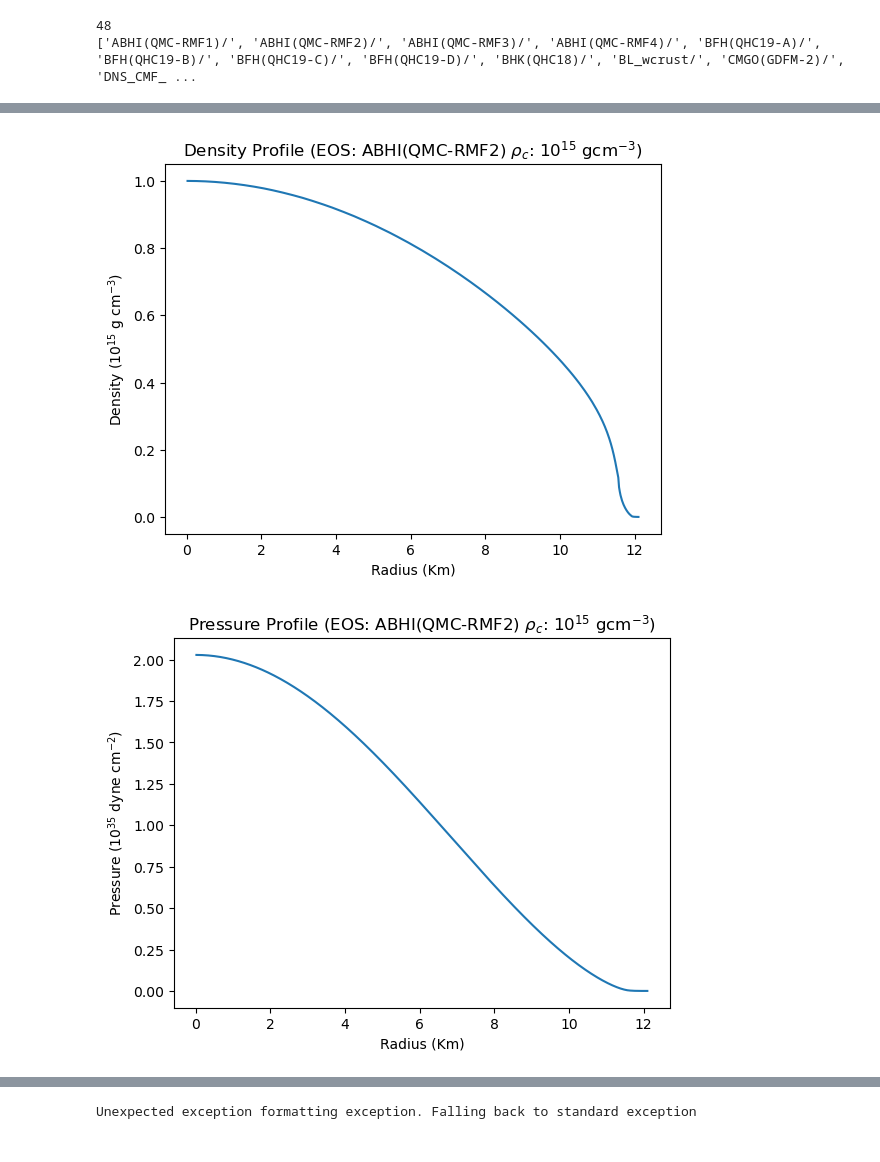
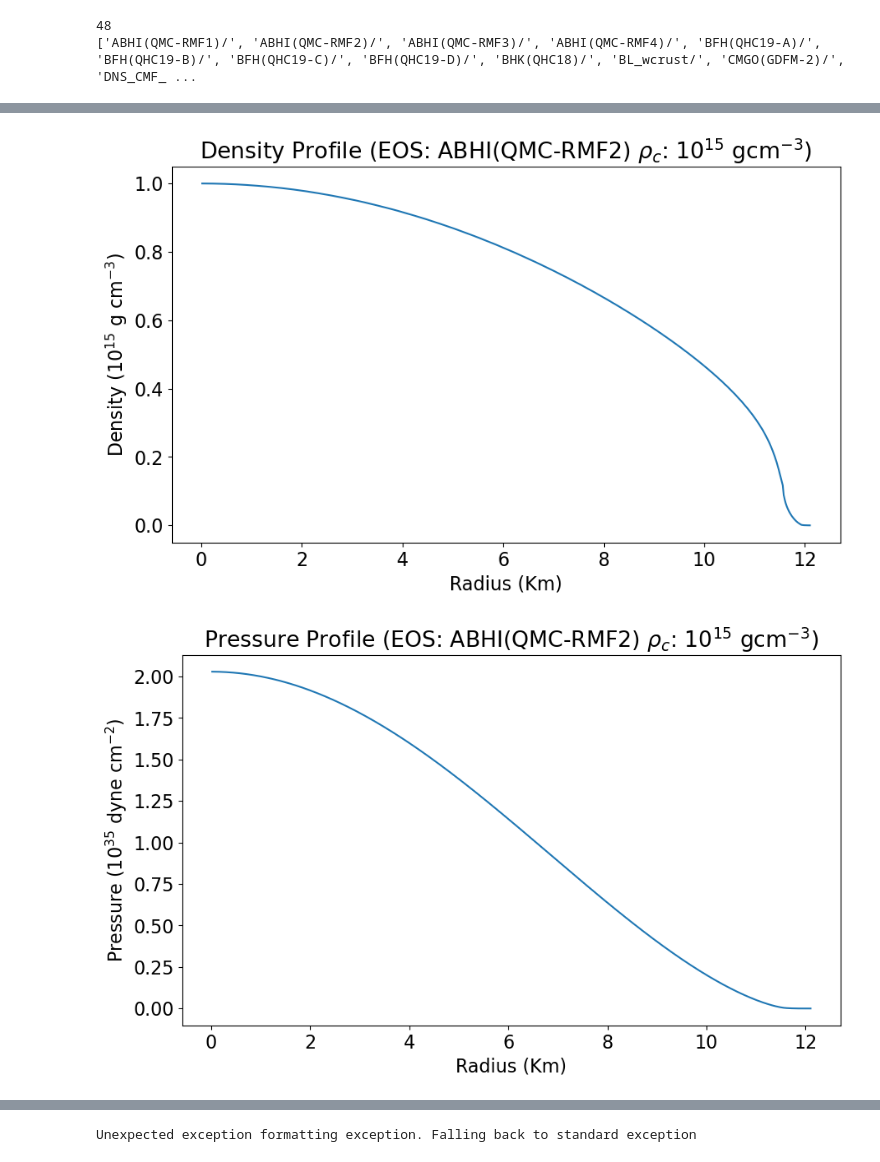
Before and after one commit to D7RV23/NS_SURP2024, a Jupyter notebook: week_5-6/ns_database.ipynb, the cells around one changed output, grey strips where cells are left out. Saved outputs shown, nothing was run; the diff lists cells and outputs as text; code cells hidden in the pictures.

```diff
--- a/week_5-6/ns_database.ipynb
+++ b/week_5-6/ns_database.ipynb
@@ -422,31 +394,56 @@ p_local = get_p_local(EOS)
 rho_local =get_rho_local(EOS)
 rs,rhos,ps,ms = gen_ns(1e15,2000,10000)
 output_file(EOS,1e15,rhos,rs,ps,ms)
+# %%
+def set_size(w,h, ax=None):
+    """ w, h: width, height in inches """
+    if not ax: ax=plt.gca()
+    l = ax.figure.subplotpars.left
+    r = ax.figure.subplotpars.right
+    t = ax.figure.subplotpars.top
+    b = ax.figure.subplotpars.bottom
+    figw = float(w)/(r-l)
+    figh = float(h)/(t-b)
+    ax.figure.set_size_inches(figw, figh)
+
+# compied from https://stackoverflow.com/questions/44970010/axes-class-set-explicitly-size-width-height-of-axes-in-given-units
+# i just dont want to real with manually scaling the plots
 # %%
 EOS = EOS_keys[1]
 rs,ps,ms,rhos = read_EOS_rhos_c(EOS,1e15)
 
+
 fig, ax = plt.subplots(ncols=1, nrows=1)
+
+set_size(8,4.5)
+plt.rcParams.update({"font.size":16})
+
 ax.set_title(r'Density Profile (EOS: ABHI(QMC-RMF2) $\rho_c$: $10^{15}$ gcm$^{-3}$)')
+
 x = rs/1e5
 ax.set_xlabel('Radius (Km)')
 # Y-axis values
 y = rhos/1e15
 ax.set_ylabel(r'Density ($10^{15}$ g cm$^{-3}$)')
 #ax.set_yscale("log")
 # Function to plot
+
 ax.plot(x, y)
 
 # function to show the plot
 plt.show()
 # %% [output]
-[figure, old version]
+[figure, new version]
 # %%
 EOS = EOS_keys[1]
 rs,ps,ms,rhos = read_EOS_rhos_c(EOS,1e15)
 
 fig, ax = plt.subplots(ncols=1, nrows=1)
 ax.set_title(r'Pressure Profile (EOS: ABHI(QMC-RMF2) $\rho_c$: $10^{15}$ gcm$^{-3}$)')
+
+set_size(8,4.5)
+plt.rcParams.update({"font.size":16})
+
 x = rs/1e5
 ax.set_xlabel('Radius (Km)')
 # Y-axis values
@@ -458,7 +455,7 @@ ax.plot(x, y)
 # function to show the plot
 plt.show()
 # %% [output]
-[figure, old version]
+[figure, new version]
 # %%
 EOS = EOS_keys[1]
 rs,ps,ms,rhos = read_EOS_rhos_c(EOS,1e15)
```
Also changed, not shown: parts of 9 cells of this notebook, 2 other files.
